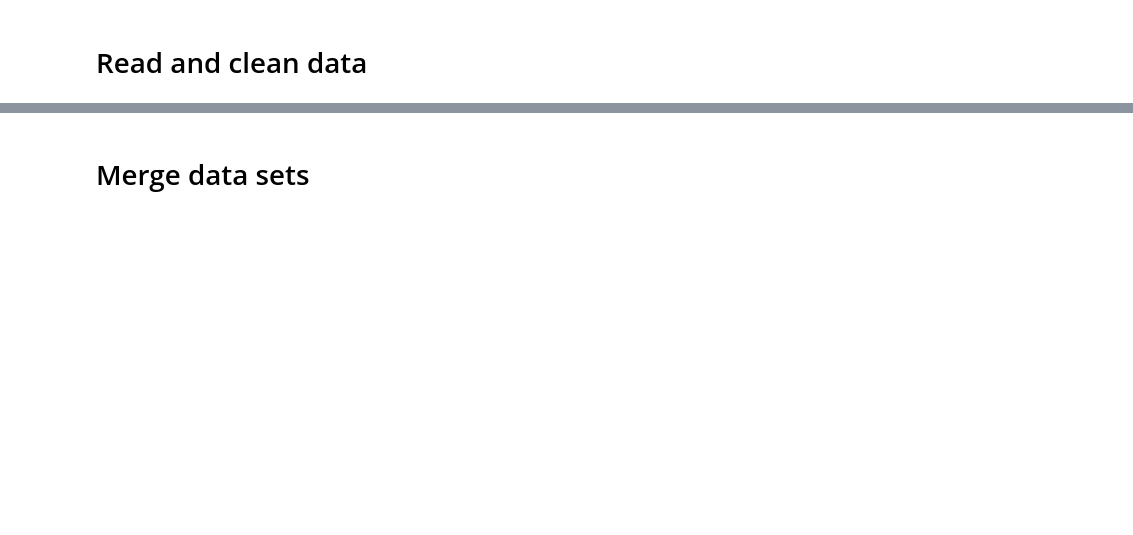
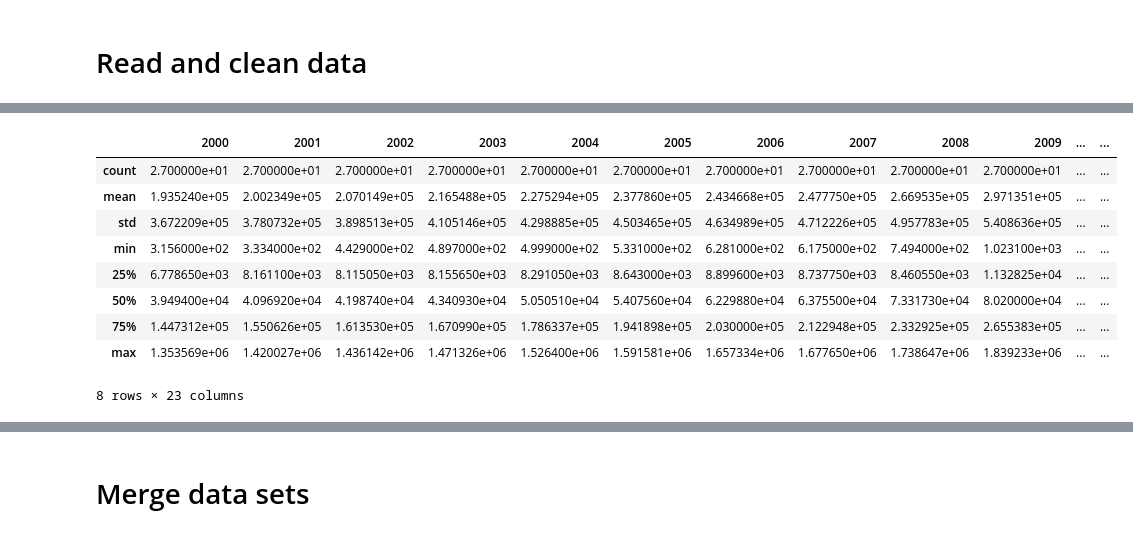
Before and after one commit to NumEconCopenhagen/projects-2024-darja-christian, a Jupyter notebook: dataproject/dataproject.ipynb, the cells around one changed output, grey strips where cells are left out. Drawn from its saved outputs; the diff is of its cells as text; code cells hidden in the pictures; blank space fills up the shorter version.

```diff
--- a/dataproject/dataproject.ipynb
+++ b/dataproject/dataproject.ipynb
@@ -50,0 +167,14 @@ Explain what you see when moving elements of the interactive plot around.
+# %%
+descripton_debt_wide = debt.describe()
+descripton_debt_wide
+# %% [output]
+|  | 2000 | 2001 | 2002 | 2003 | 2004 | 2005 | 2006 | 2007 | 2008 | 2009 | ... | ... |
+| count | 2.700000e+01 | 2.700000e+01 | 2.700000e+01 | 2.700000e+01 | 2.700000e+01 | 2.700000e+01 | 2.700000e+01 | 2.700000e+01 | 2.700000e+01 | 2.700000e+01 | ... | ... |
+| mean | 1.935240e+05 | 2.002349e+05 | 2.070149e+05 | 2.165488e+05 | 2.275294e+05 | 2.377860e+05 | 2.434668e+05 | 2.477750e+05 | 2.669535e+05 | 2.971351e+05 | ... | ... |
+| std | 3.672209e+05 | 3.780732e+05 | 3.898513e+05 | 4.105146e+05 | 4.298885e+05 | 4.503465e+05 | 4.634989e+05 | 4.712226e+05 | 4.957783e+05 | 5.408636e+05 | ... | ... |
+| min | 3.156000e+02 | 3.334000e+02 | 4.429000e+02 | 4.897000e+02 | 4.999000e+02 | 5.331000e+02 | 6.281000e+02 | 6.175000e+02 | 7.494000e+02 | 1.023100e+03 | ... | ... |
+| 25% | 6.778650e+03 | 8.161100e+03 | 8.115050e+03 | 8.155650e+03 | 8.291050e+03 | 8.643000e+03 | 8.899600e+03 | 8.737750e+03 | 8.460550e+03 | 1.132825e+04 | ... | ... |
+| 50% | 3.949400e+04 | 4.096920e+04 | 4.198740e+04 | 4.340930e+04 | 5.050510e+04 | 5.407560e+04 | 6.229880e+04 | 6.375500e+04 | 7.331730e+04 | 8.020000e+04 | ... | ... |
+| 75% | 1.447312e+05 | 1.550626e+05 | 1.613530e+05 | 1.670990e+05 | 1.786337e+05 | 1.941898e+05 | 2.030000e+05 | 2.122948e+05 | 2.332925e+05 | 2.655383e+05 | ... | ... |
+| max | 1.353569e+06 | 1.420027e+06 | 1.436142e+06 | 1.471326e+06 | 1.526400e+06 | 1.591581e+06 | 1.657334e+06 | 1.677650e+06 | 1.738647e+06 | 1.839233e+06 | ... | ... |
+8 rows × 23 columns
```
Also changed, not shown: parts of 35 cells of this notebook.
